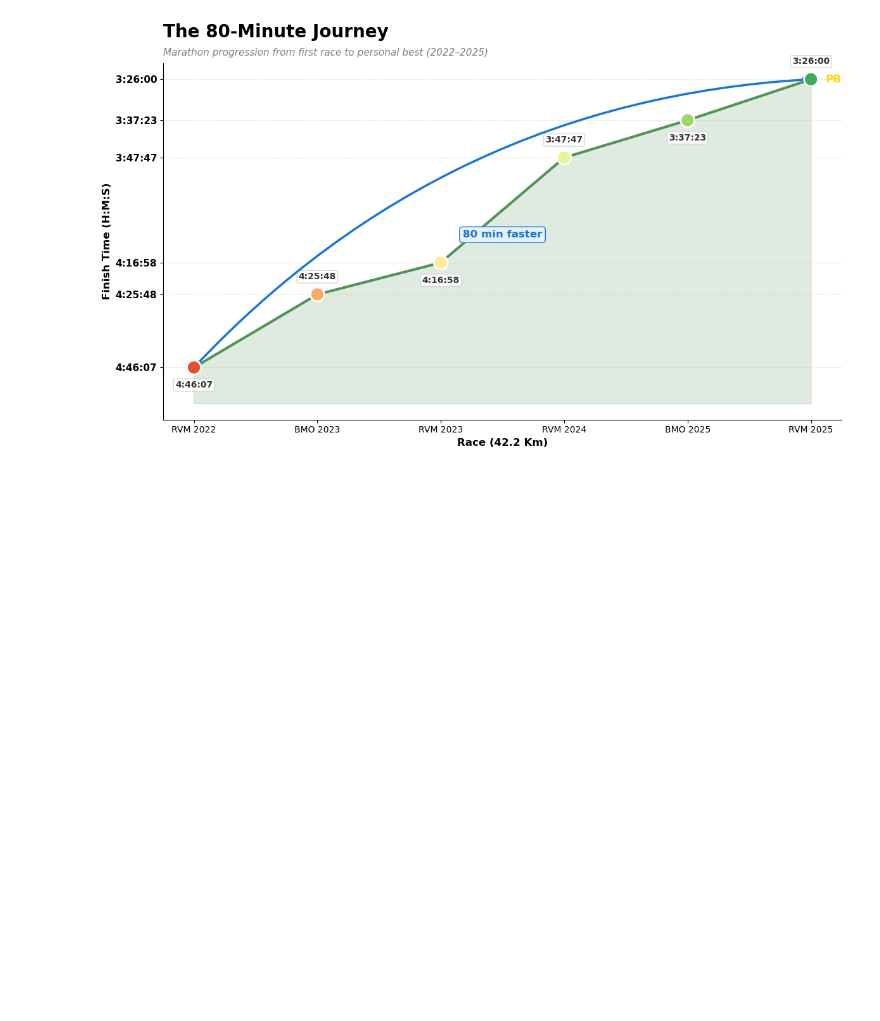
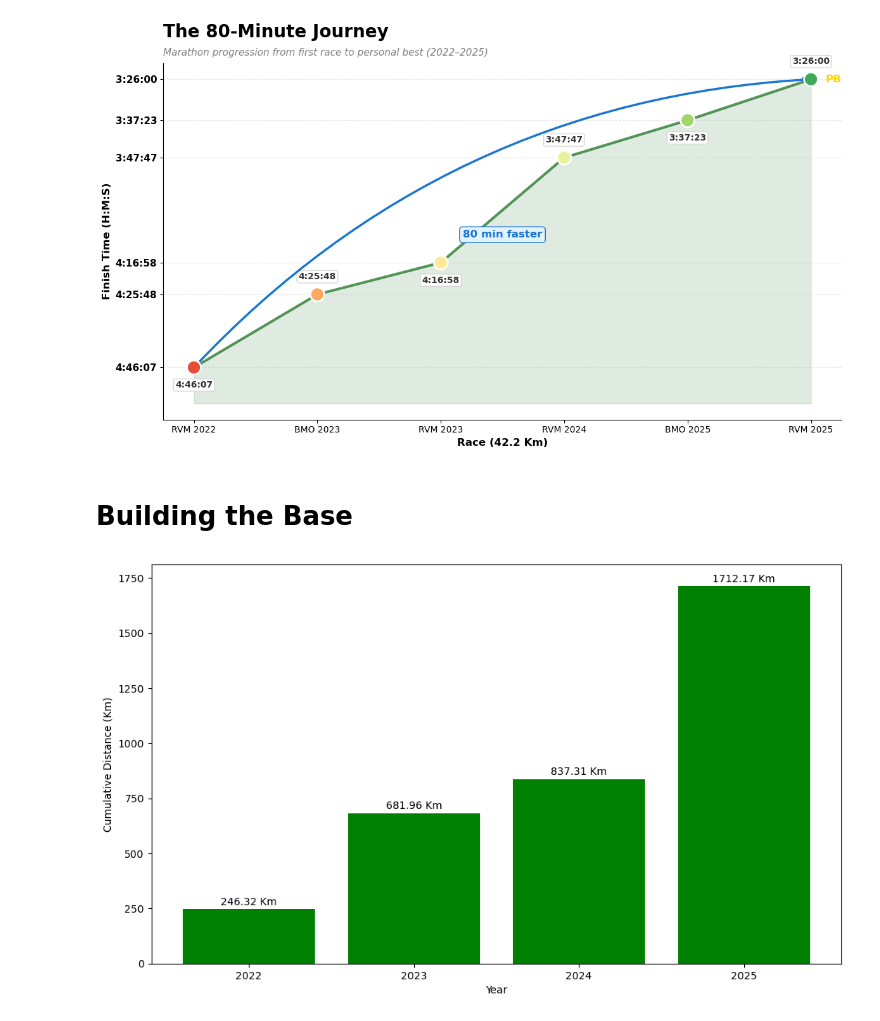
Before and after one commit to adi-padmarajan/Endurance-Analytics-Dashboard, a Jupyter notebook: endurance_analytics.ipynb, the cells around one changed output. Drawn from its saved outputs; the diff is of its cells as text; code cells hidden in the pictures; blank space fills up the shorter version.

Commit message:
Created a bar chart for cumulative distances per year

```diff
--- a/endurance_analytics.ipynb
+++ b/endurance_analytics.ipynb
@@ -287,3 +288,28 @@ plt.savefig('marathon_progression.png', dpi=150, bbox_inches='tight', facecolor=
 plt.show()
 # %% [output]
 [figure]
+# %% [markdown]
+# Building the Base
+# %%
+cumulative_distance_year_df = running_df.groupby("Year")["Distance (km)"].sum().reset_index()
+
+# Data to plot
+years = cumulative_distance_year_df["Year"].astype(int)
+year_distance = cumulative_distance_year_df["Distance (km)"]
+
+# Create Figure
+plt.figure(figsize=(12, 7))
+
+# Plot
+plt.bar(years, year_distance, color = "green")
+plt.xticks(years)
+plt.xlabel("Year")
+plt.ylabel("Cumulative Distance (Km)")
+
+# Set limits
+plt.ylim(0, max(year_distance) + 100)
+
+for i in range(len(years)):
+    plt.text(years[i], year_distance[i] + 20, (f"{round(year_distance[i],2)} Km"), ha = "center")
+# %% [output]
+[figure, added]
```
Also changed, not shown: parts of 1 cell of this notebook, 1 other file.
